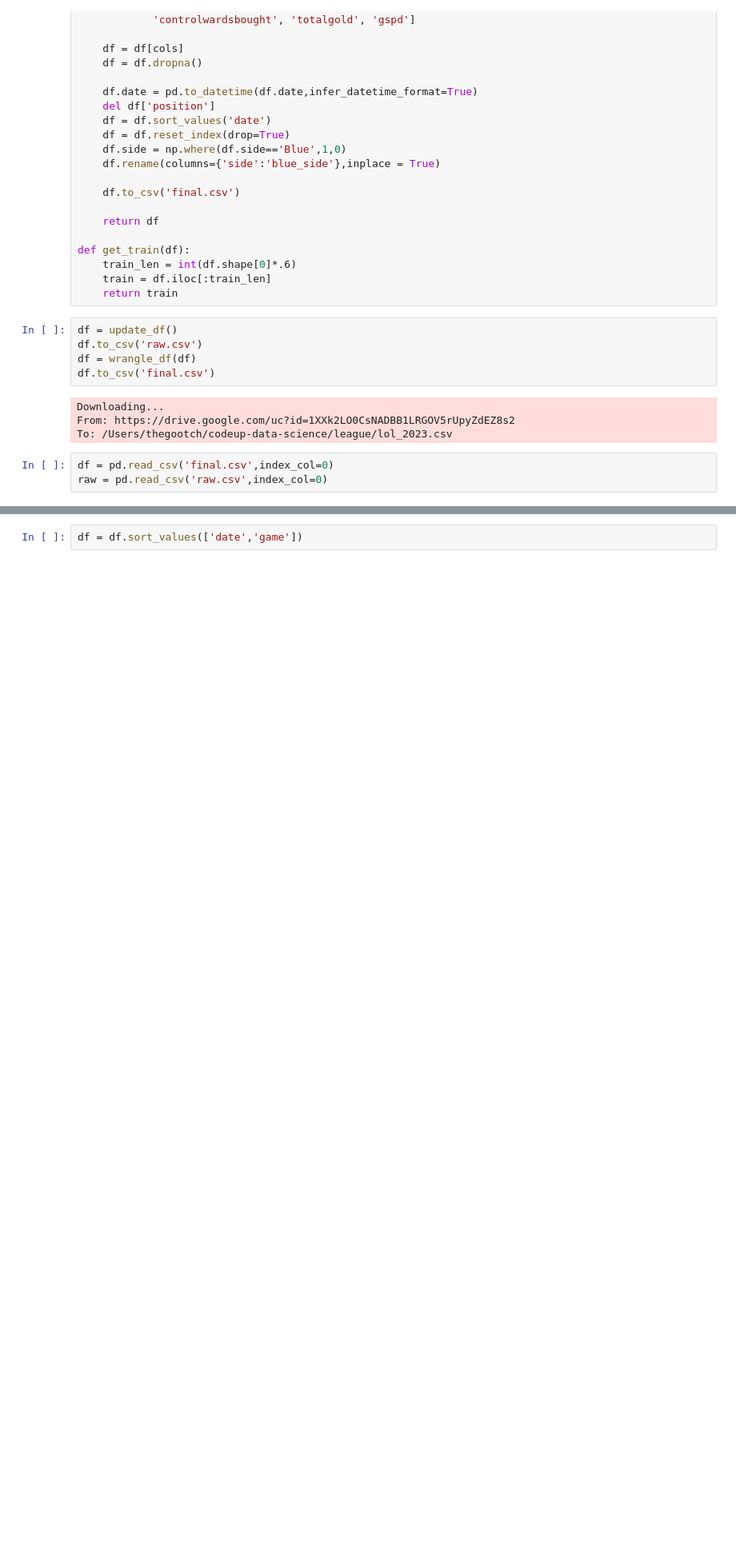
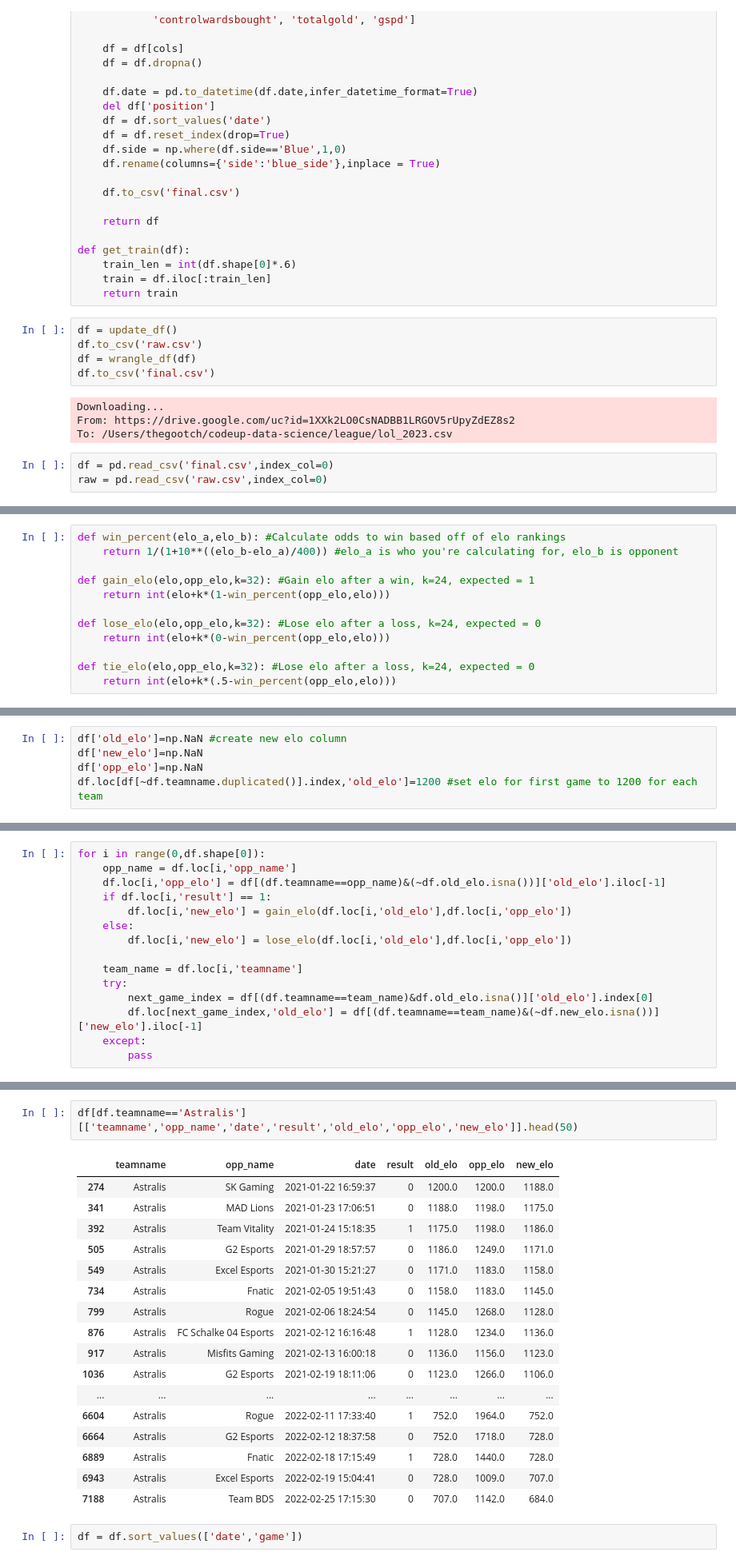
Before and after one commit to richie-p-meyer/league, a Jupyter notebook: scratch.ipynb, the cells around one changed output, grey strips where cells are left out. Shown at 80% size. Saved outputs shown, nothing was run; the diff lists cells and outputs as text; blank space fills up the shorter version.

```diff
--- a/scratch.ipynb
+++ b/scratch.ipynb
@@ -124,0 +90,12 @@ raw.sort_values(by = 'date', ascending = False,).head(20)
+# %%
+def win_percent(elo_a,elo_b): #Calculate odds to win based off of elo rankings
+    return 1/(1+10**((elo_b-elo_a)/400)) #elo_a is who you're calculating for, elo_b is opponent
+
+def gain_elo(elo,opp_elo,k=32): #Gain elo after a win, k=24, expected = 1
+    return int(elo+k*(1-win_percent(opp_elo,elo)))
+
+def lose_elo(elo,opp_elo,k=32): #Lose elo after a loss, k=24, expected = 0
+    return int(elo+k*(0-win_percent(opp_elo,elo)))
+
+def tie_elo(elo,opp_elo,k=32): #Lose elo after a loss, k=24, expected = 0
+    return int(elo+k*(.5-win_percent(opp_elo,elo)))
@@ -124,0 +108,5 @@ raw.sort_values(by = 'date', ascending = False,).head(20)
+# %%
+df['old_elo']=np.NaN #create new elo column
+df['new_elo']=np.NaN
+df['opp_elo']=np.NaN
+df.loc[df[~df.teamname.duplicated()].index,'old_elo']=1200 #set elo for first game to 1200 for each team
@@ -124,0 +136,15 @@ raw.sort_values(by = 'date', ascending = False,).head(20)
+# %%
+for i in range(0,df.shape[0]):
+    opp_name = df.loc[i,'opp_name']
+    df.loc[i,'opp_elo'] = df[(df.teamname==opp_name)&(~df.old_elo.isna())]['old_elo'].iloc[-1]
+    if df.loc[i,'result'] == 1:
+        df.loc[i,'new_elo'] = gain_elo(df.loc[i,'old_elo'],df.loc[i,'opp_elo'])
+    else:
+        df.loc[i,'new_elo'] = lose_elo(df.loc[i,'old_elo'],df.loc[i,'opp_elo'])
+
+    team_name = df.loc[i,'teamname']
+    try:
+        next_game_index = df[(df.teamname==team_name)&df.old_elo.isna()]['old_elo'].index[0]
+        df.loc[next_game_index,'old_elo'] = df[(df.teamname==team_name)&(~df.new_elo.isna())]['new_elo'].iloc[-1]
+    except:
+        pass
@@ -125,2 +171,22 @@ raw.sort_values(by = 'date', ascending = False,).head(20)
+# %%
+df[df.teamname=='Astralis'][['teamname','opp_name','date','result','old_elo','opp_elo','new_elo']].head(50)
+# %% [output]
+|  | teamname | opp_name | date | result | old_elo | opp_elo | new_elo |
+| 274 | Astralis | SK Gaming | 2021-01-22 16:59:37 | 0 | 1200.0 | 1200.0 | 1188.0 |
+| 341 | Astralis | MAD Lions | 2021-01-23 17:06:51 | 0 | 1188.0 | 1198.0 | 1175.0 |
+| 392 | Astralis | Team Vitality | 2021-01-24 15:18:35 | 1 | 1175.0 | 1198.0 | 1186.0 |
+| 505 | Astralis | G2 Esports | 2021-01-29 18:57:57 | 0 | 1186.0 | 1249.0 | 1171.0 |
+| 549 | Astralis | Excel Esports | 2021-01-30 15:21:27 | 0 | 1171.0 | 1183.0 | 1158.0 |
+| 734 | Astralis | Fnatic | 2021-02-05 19:51:43 | 0 | 1158.0 | 1183.0 | 1145.0 |
+| 799 | Astralis | Rogue | 2021-02-06 18:24:54 | 0 | 1145.0 | 1268.0 | 1128.0 |
+| 876 | Astralis | FC Schalke 04 Esports | 2021-02-12 16:16:48 | 1 | 1128.0 | 1234.0 | 1136.0 |
+| 917 | Astralis | Misfits Gaming | 2021-02-13 16:00:18 | 0 | 1136.0 | 1156.0 | 1123.0 |
+| 1036 | Astralis | G2 Esports | 2021-02-19 18:11:06 | 0 | 1123.0 | 1266.0 | 1106.0 |
+| ... | ... | ... | ... | ... | ... | ... | ... |
+| 6604 | Astralis | Rogue | 2022-02-11 17:33:40 | 1 | 752.0 | 1964.0 | 752.0 |
+| 6664 | Astralis | G2 Esports | 2022-02-12 18:37:58 | 0 | 752.0 | 1718.0 | 728.0 |
+| 6889 | Astralis | Fnatic | 2022-02-18 17:15:49 | 1 | 728.0 | 1440.0 | 728.0 |
+| 6943 | Astralis | Excel Esports | 2022-02-19 15:04:41 | 0 | 728.0 | 1009.0 | 707.0 |
+| 7188 | Astralis | Team BDS | 2022-02-25 17:15:30 | 0 | 707.0 | 1142.0 | 684.0 |
 # %%
 df = df.sort_values(['date','game'])
```
Also changed, not shown: parts of 20 cells of this notebook.
